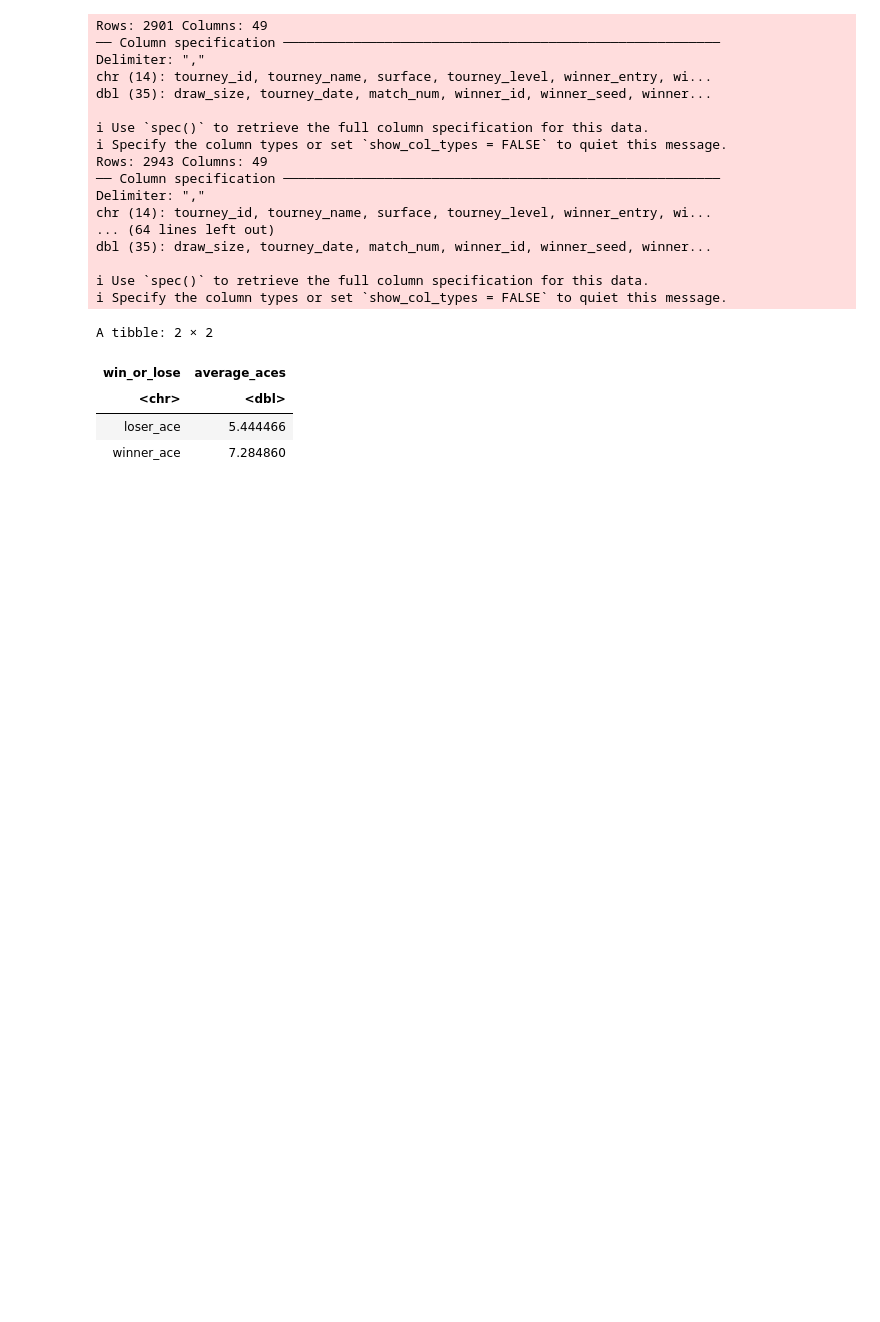
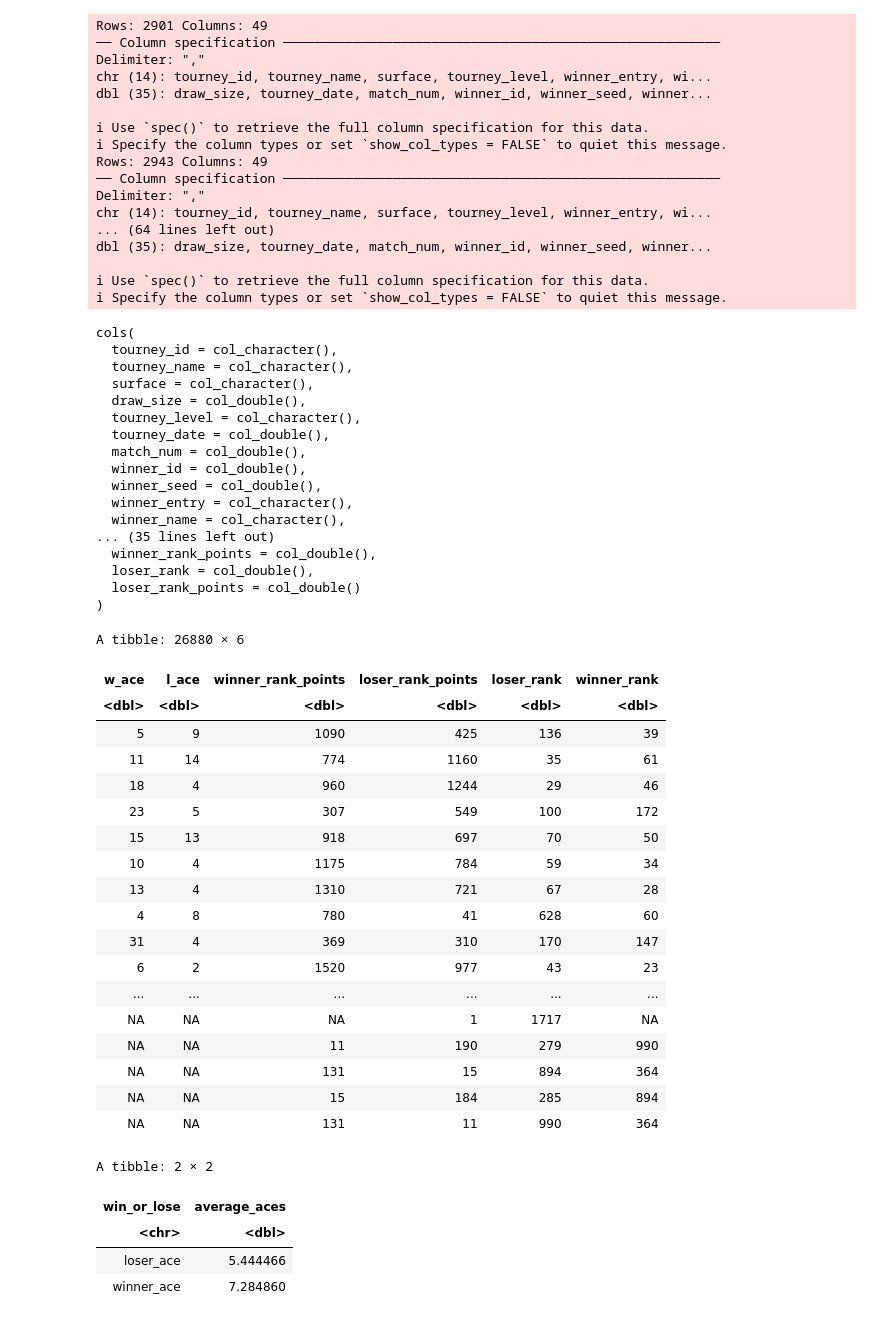
Before and after one commit to Jinception01/DSCI_100_Group_32, a Jupyter notebook: Group_32_Project.ipynb, the cells around one changed output. Saved outputs shown, nothing was run; the diff lists cells and outputs as text; code cells hidden in the pictures; blank space fills up the shorter version.

Commit message:
Added Eros's For Loop
Eros, (one of the TAs) fixed our issue of the W/L category being in the columns using a For loop.

```diff
--- a/Group_32_Project.ipynb
+++ b/Group_32_Project.ipynb
@@ -18,14 +39,14 @@ download.file('https://raw.githubusercontent.com/JeffSackmann/tennis_atp/master/
 # %%
-data2014<- read_csv("Data/data2014.csv")
-data2015<- read_csv("Data/data2015.csv")
-data2016<- read_csv("Data/data2016.csv")
-data2017<- read_csv("Data/data2017.csv")
-data2018<- read_csv("Data/data2018.csv")
-data2019<- read_csv("Data/data2019.csv")
-data2020<- read_csv("Data/data2020.csv")
-data2021<- read_csv("Data/data2021.csv")
-data2022<- read_csv("Data/data2022.csv")
-data2023<- read_csv("Data/data2023.csv")
+data2014<- read_csv("data/data2014.csv")
+data2015<- read_csv("data/data2015.csv")
+data2016<- read_csv("data/data2016.csv")
+data2017<- read_csv("data/data2017.csv")
+data2018<- read_csv("data/data2018.csv")
+data2019<- read_csv("data/data2019.csv")
+data2020<- read_csv("data/data2020.csv")
+data2021<- read_csv("data/data2021.csv")
+data2022<- read_csv("data/data2022.csv")
+data2023<- read_csv("data/data2023.csv")
 # %% [output]
 Rows: 2901 Columns: 49
 ── Column specification ────────────────────────────────────────────────────────
@@ -47,11 +68,65 @@ dbl (35): draw_size, tourney_date, match_num, winner_id, winner_seed, winner...
 # %%
 gigadata <- rbind(data2014, data2015, data2016, data2017, data2018, data2019, data2020, data2021, data2022, data2023)
 
 #   our chosen categories to determine victory or not will be
 #   winner_ioc and loser_ioc (country of origin) #
 #   w_ace and l_ace (number of aces the winner/loser got)   #
 #   winner_rank_points and loser_rank_points   #
-#
+
+spec(gigadata)
+selected_gigadata<- select(gigadata, w_ace, l_ace, winner_rank_points, loser_rank_points, loser_rank, winner_rank)
+selected_gigadata
+
+
+#However, our datset actually isn't tidy because the categorical factor of "win" or "loss" is integrated into every column. We first must combine the columns and extract the "win" or "loss" factor into a new column.
+
+new_data <- data.frame(status = character(), ace = numeric(), rank_points = numeric(), rank = numeric())
+
+for(i in 1:nrow(selected_gigadata)) {
+    row <- selected_gigadata[i,]
+    new_data[nrow(new_data) + 1,] = c("Win", pull(row["w_ace"]), pull(row["winner_rank_points"]), pull(row["winner_rank"]))
+    new_data[nrow(new_data) + 1,] = c("Loss", pull(row["l_ace"]), pull(row["loser_rank_points"]), pull(row["loser_rank"]))
+}
+
+head(new_data)
+nrow(new_data)
+# %% [output]
+cols(
+  tourney_id = col_character(),
+  tourney_name = col_character(),
+  surface = col_character(),
+  draw_size = col_double(),
+  tourney_level = col_character(),
+  tourney_date = col_double(),
+  match_num = col_double(),
+  winner_id = col_double(),
+  winner_seed = col_double(),
+  winner_entry = col_character(),
+  winner_name = col_character(),
+... (35 lines left out)
+  winner_rank_points = col_double(),
+  loser_rank = col_double(),
+  loser_rank_points = col_double()
+)
+A tibble: 26880 × 6
+| w_ace | l_ace | winner_rank_points | loser_rank_points | loser_rank | winner_rank |
+| <dbl> | <dbl> | <dbl> | <dbl> | <dbl> | <dbl> |
+| 5 | 9 | 1090 | 425 | 136 | 39 |
+| 11 | 14 | 774 | 1160 | 35 | 61 |
+| 18 | 4 | 960 | 1244 | 29 | 46 |
+| 23 | 5 | 307 | 549 | 100 | 172 |
+| 15 | 13 | 918 | 697 | 70 | 50 |
+| 10 | 4 | 1175 | 784 | 59 | 34 |
+| 13 | 4 | 1310 | 721 | 67 | 28 |
+| 4 | 8 | 780 | 41 | 628 | 60 |
+| 31 | 4 | 369 | 310 | 170 | 147 |
+| 6 | 2 | 1520 | 977 | 43 | 23 |
+| ... | ... | ... | ... | ... | ... |
+| NA | NA | NA | 1 | 1717 | NA |
+| NA | NA | 11 | 190 | 279 | 990 |
+| NA | NA | 131 | 15 | 894 | 364 |
+| NA | NA | 15 | 184 | 285 | 894 |
+| NA | NA | 131 | 11 | 990 | 364 |
 # %%
 winner_ace_tbl<- summarize(gigadata, "winner_ace" = mean(w_ace, na.rm= TRUE))
 
```
Also changed, not shown: parts of 2 cells of this notebook.
